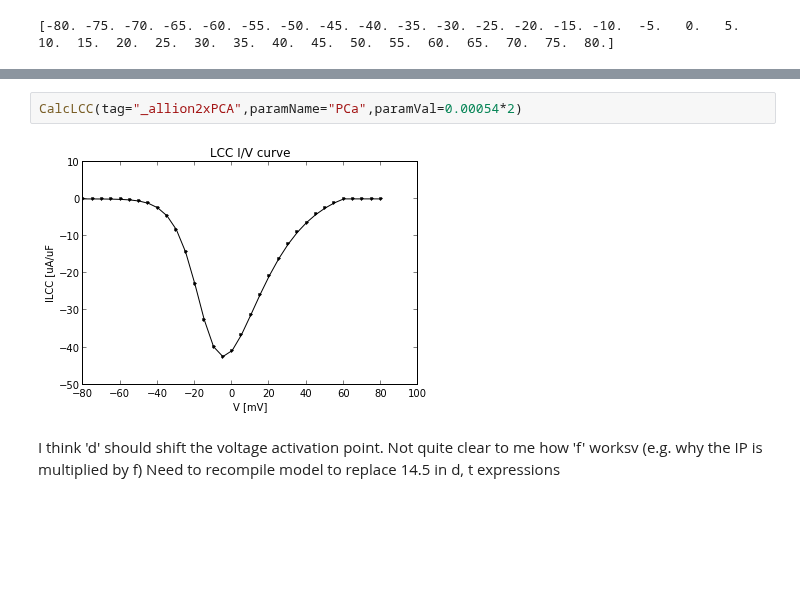
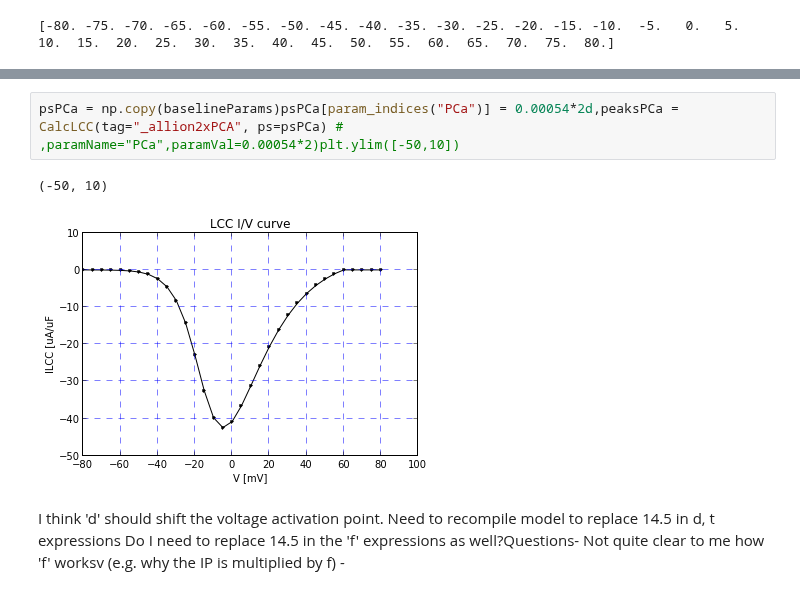
Before and after one commit to huskeypm/wholecell, a Jupyter notebook: LCC.ipynb, the cells around one changed output, grey strips where cells are left out. Saved outputs shown, nothing was run; the diff lists cells and outputs as text; blank space fills up the shorter version.

Commit message:
Added voltage shift

```diff
--- a/LCC.ipynb
+++ b/LCC.ipynb
@@ -24,6 +19,7 @@ CalcLCC(tag="_allion")plt.ylim([-50,10])
 # %%
-CalcLCC(tag="_allion2xPCA",paramName="PCa",paramVal=0.00054*2)
+psPCa = np.copy(baselineParams)psPCa[param_indices("PCa")] = 0.00054*2d,peaksPCa = CalcLCC(tag="_allion2xPCA", ps=psPCa) #  ,paramName="PCa",paramVal=0.00054*2)plt.ylim([-50,10])
 # %% [output]
+(-50, 10)
-[figure, old version]
+[figure, new version]
 # %% [markdown]
-I think 'd' should shift the voltage activation point. Not quite clear to me how 'f' worksv (e.g. why the IP is multiplied by f) Need to recompile model to replace 14.5 in d, t expressions
+I think 'd' should shift the voltage activation point. Need to recompile model to replace 14.5 in d, t expressions Do I need to replace 14.5 in the 'f' expressions as well?Questions- Not quite clear to me how 'f' worksv (e.g. why the IP is multiplied by f) -
```
Also changed, not shown: parts of 8 cells of this notebook, 3 other files.
